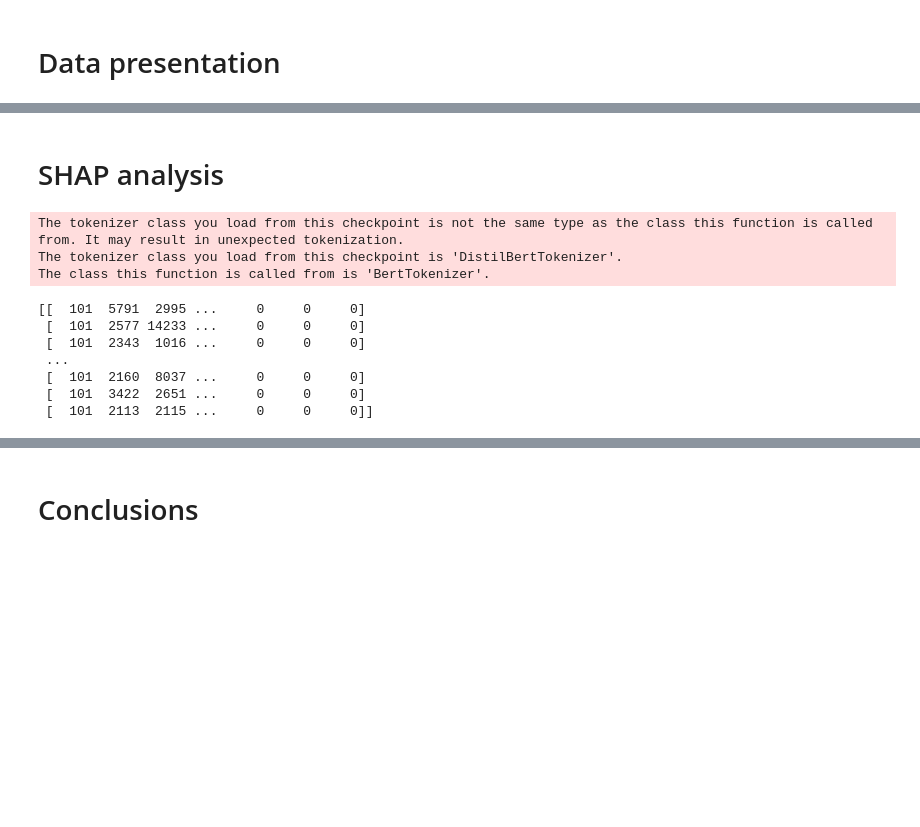
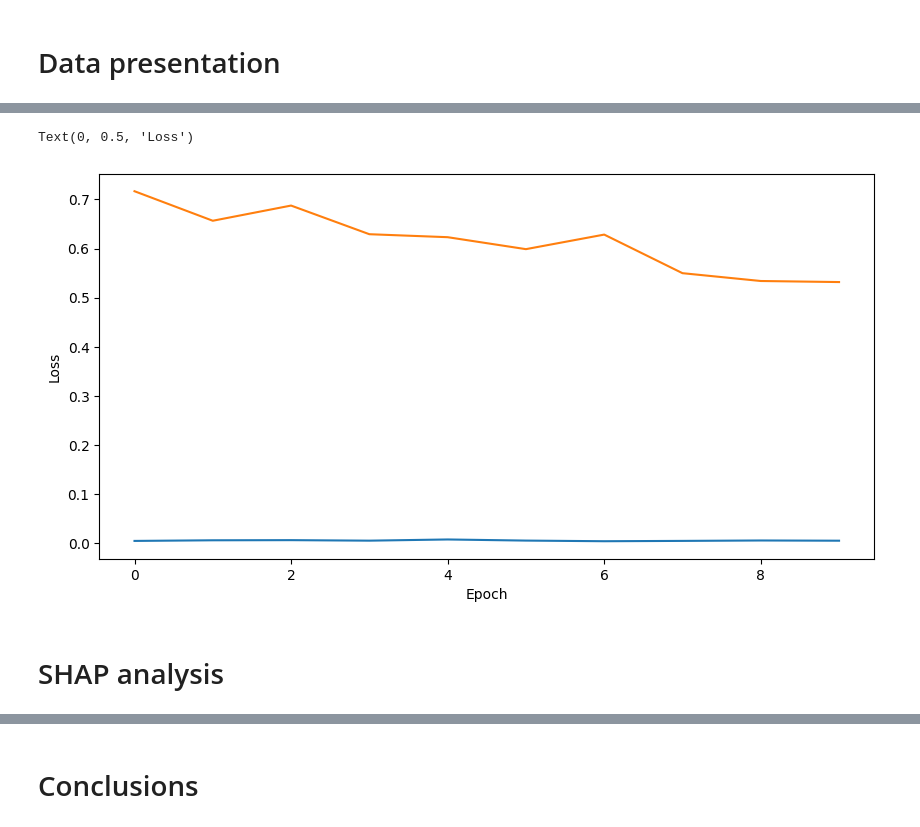
Before and after one commit to BKonopka123/MIO_project_nlp_shap, a Jupyter notebook: MIO_Projekt.ipynb, the cells around one changed output, grey strips where cells are left out. Drawn from its saved outputs; the diff is of its cells as text; code cells hidden in the pictures; blank space fills up the shorter version.

Commit message:
basic model working

```diff
--- a/MIO_Projekt.ipynb
+++ b/MIO_Projekt.ipynb
@@ -250,0 +274,23 @@ Number of neutral tweets: 6204
+# %%
+import torch
+import keras
+from tensorflow.keras.preprocessing.text import Tokenizer
+from tensorflow.keras.preprocessing.sequence import pad_sequences
+
+vocab_size = 500
+embedding_dim = 50
+num_classes = 2
+tokenizer = Tokenizer(num_words=vocab_size, split=' ')
+tokenizer.fit_on_texts(dataSentiment['content'].values)
+train_tokens = tokenizer.texts_to_sequences(dataSentiment['content'].values)
+train_tokens = pad_sequences(train_tokens)
+# print token and corresponding word
+word_index = tokenizer.word_index
+for word, index in word_index.items():
+    print(f"{word} => {index}")
+    if index == 12:
+        break
+# print sentences dataSentiment['content'] and corresponding token
+for i in range(5):
+    print(f"Sentence: {dataSentiment['content'][i]}")
+    print(f"Token: {train_tokens[i]}")
@@ -251,36 +506,12 @@ Number of neutral tweets: 6204
+# %%
+# Plot loss
+plt.figure(figsize=(10,5))
+plt.plot(train_loss, label='Train Loss')
+plt.plot(test_loss, label='Test Loss')
+plt.xlabel('Epoch')
+plt.ylabel('Loss')
+# %% [output]
+Text(0, 0.5, 'Loss')
+[figure, added]
 # %% [markdown]
 # SHAP analysis
-# %%
-tokenizer = BertTokenizer.from_pretrained('distilbert-base-uncased')
-
-train_tokens = tokenizer(
-    dataSentiment['content'].tolist(),
-    max_length=256,
-    truncation=True,
-    padding='max_length',
-    add_special_tokens=True,
-    return_tensors='np'
-)
-train_tokens = train_tokens['input_ids']
-
-# Przygotowanie danych do modelu
-X = train_tokens[:]
-y = dataSentiment['sentiment']
-
-# Zakodowanie etykiet tekstowych na numeryczne
-label_encoder = LabelEncoder()
-y_encoded = label_encoder.fit_transform(y)
-
-# Podział na zbiór treningowy i testowy
-X_train, X_test, y_train, y_test = train_test_split(X, y_encoded, test_size=0.2, random_state=42)
-# %% [output]
-The tokenizer class you load from this checkpoint is not the same type as the class this function is called from. It may result in unexpected tokenization.
-The tokenizer class you load from this checkpoint is 'DistilBertTokenizer'.
-The class this function is called from is 'BertTokenizer'.
-[[  101  5791  2995 ...     0     0     0]
- [  101  2577 14233 ...     0     0     0]
- [  101  2343  1016 ...     0     0     0]
- ...
- [  101  2160  8037 ...     0     0     0]
- [  101  3422  2651 ...     0     0     0]
- [  101  2113  2115 ...     0     0     0]]
```
Also changed, not shown: parts of 11 cells of this notebook.
